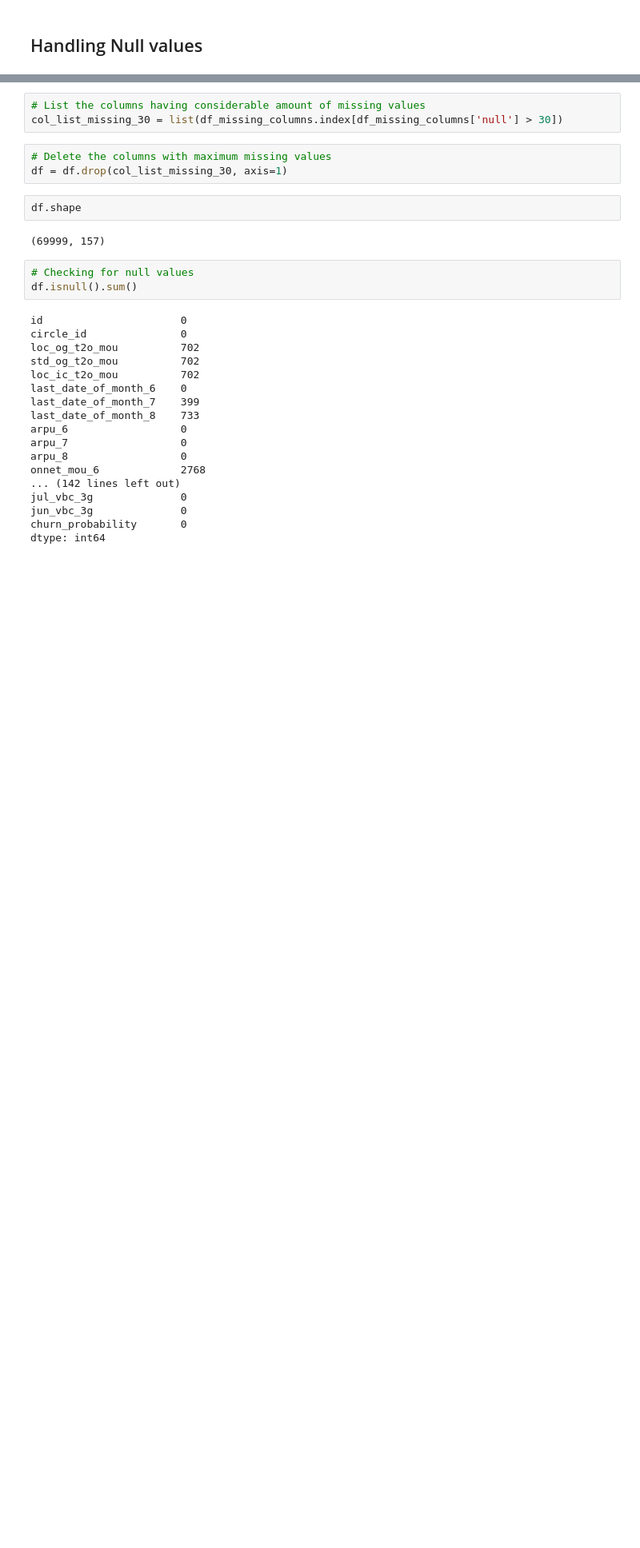
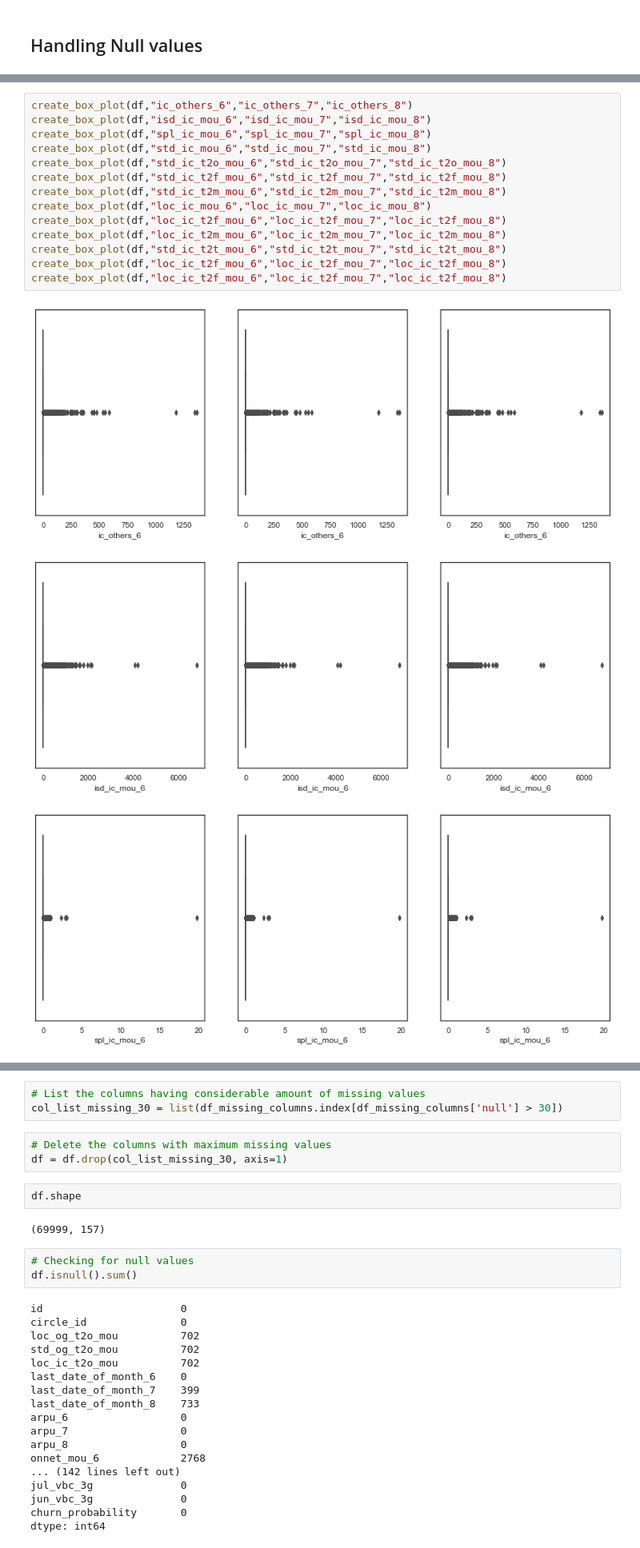
Before and after one commit to sreejith-rajashekaran/Telecom-Churn, a Jupyter notebook: telecom_churn.ipynb, the cells around one changed output, grey strips where cells are left out. Shown at 80% size. Saved outputs shown, nothing was run; the diff lists cells and outputs as text; blank space fills up the shorter version.

```diff
--- a/telecom_churn.ipynb
+++ b/telecom_churn.ipynb
@@ -203,0 +538,18 @@ df_missing_columns
+# %%
+create_box_plot(df,"ic_others_6","ic_others_7","ic_others_8")
+create_box_plot(df,"isd_ic_mou_6","isd_ic_mou_7","isd_ic_mou_8")
+create_box_plot(df,"spl_ic_mou_6","spl_ic_mou_7","spl_ic_mou_8")
+create_box_plot(df,"std_ic_mou_6","std_ic_mou_7","std_ic_mou_8")
+create_box_plot(df,"std_ic_t2o_mou_6","std_ic_t2o_mou_7","std_ic_t2o_mou_8")
+create_box_plot(df,"std_ic_t2f_mou_6","std_ic_t2f_mou_7","std_ic_t2f_mou_8")
+create_box_plot(df,"std_ic_t2m_mou_6","std_ic_t2m_mou_7","std_ic_t2m_mou_8")
+create_box_plot(df,"loc_ic_mou_6","loc_ic_mou_7","loc_ic_mou_8")
+create_box_plot(df,"loc_ic_t2f_mou_6","loc_ic_t2f_mou_7","loc_ic_t2f_mou_8")
+create_box_plot(df,"loc_ic_t2m_mou_6","loc_ic_t2m_mou_7","loc_ic_t2m_mou_8")
+create_box_plot(df,"std_ic_t2t_mou_6","std_ic_t2t_mou_7","std_ic_t2t_mou_8")
+create_box_plot(df,"loc_ic_t2f_mou_6","loc_ic_t2f_mou_7","loc_ic_t2f_mou_8")
+create_box_plot(df,"loc_ic_t2f_mou_6","loc_ic_t2f_mou_7","loc_ic_t2f_mou_8")
+# %% [output]
+[figure, added]
+[figure, added]
+[figure, added]
```
Also changed, not shown: parts of 34 cells of this notebook.
